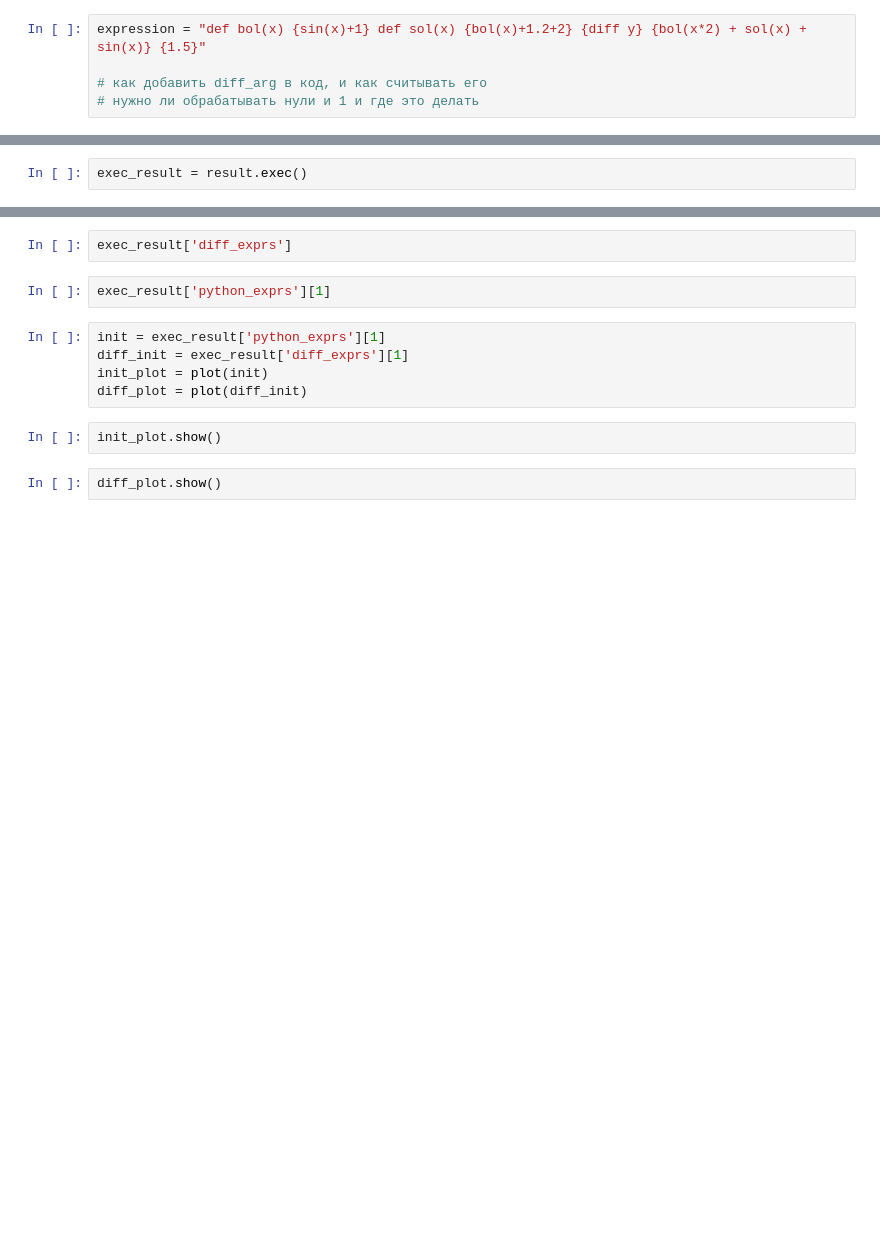
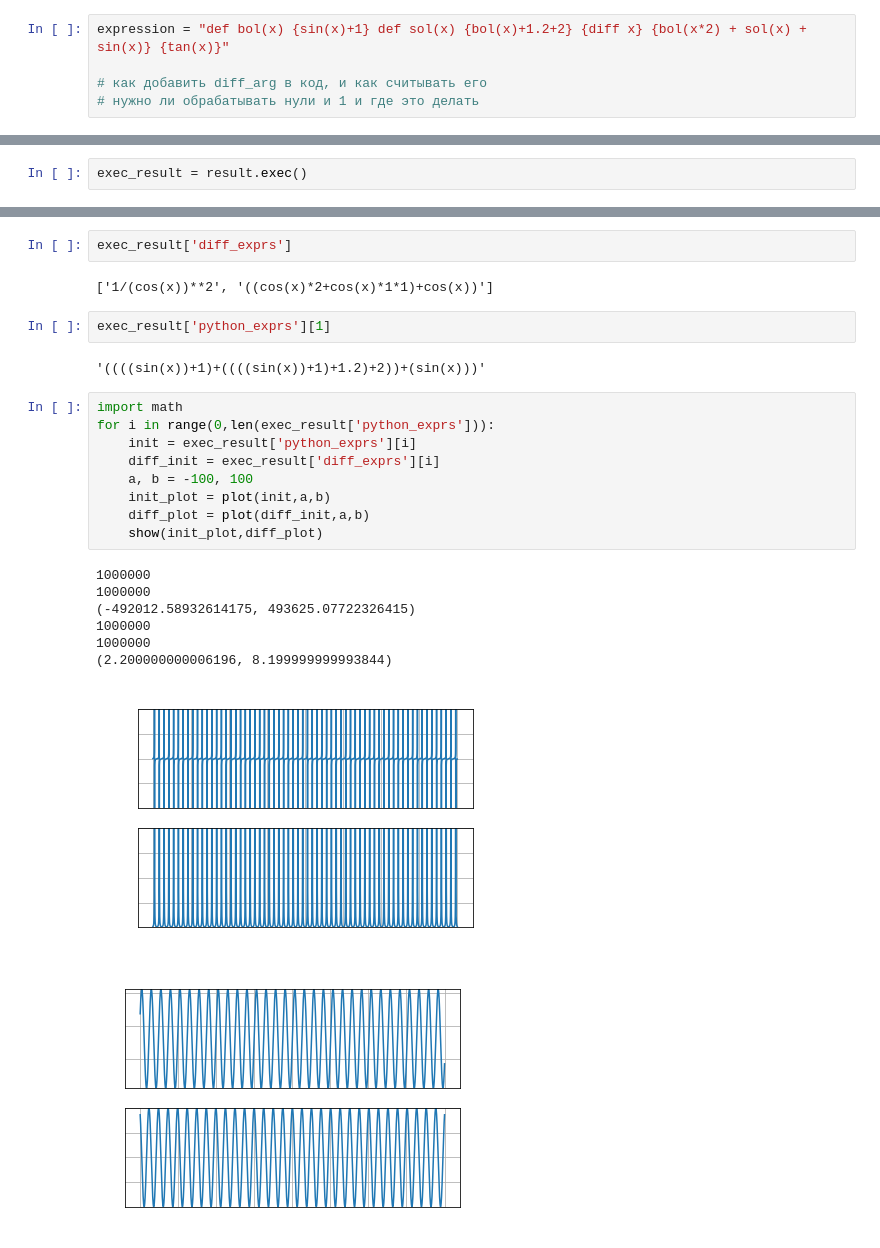
Before and after one commit to holomus/math_expression_differentiator, a Jupyter notebook: grammar.ipynb, the cells around one changed output, grey strips where cells are left out. Saved outputs shown, nothing was run; the diff lists cells and outputs as text; blank space fills up the shorter version.

```diff
--- a/grammar.ipynb
+++ b/grammar.ipynb
@@ -8,5 +11,5 @@ ImportError: cannot import name 'plot' from 'math_expression_differentiator.diff
 # %%
-expression = "def bol(x) {sin(x)+1} def sol(x) {bol(x)+1.2+2} {diff y} {bol(x*2) + sol(x) + sin(x)} {1.5}"
+expression = "def bol(x) {sin(x)+1} def sol(x) {bol(x)+1.2+2} {diff x} {bol(x*2) + sol(x) + sin(x)} {tan(x)}"
 
 # как добавить diff_arg в код, и как считывать его
 # нужно ли обрабатывать нули и 1 и где это делать
@@ -30,13 +60,26 @@ exec_result['python_exprs']
 # %%
 exec_result['diff_exprs']
+# %% [output]
+['1/(cos(x))**2', '((cos(x)*2+cos(x)*1*1)+cos(x))']
 # %%
 exec_result['python_exprs'][1]
+# %% [output]
+'((((sin(x))+1)+((((sin(x))+1)+1.2)+2))+(sin(x)))'
-# %%
-init = exec_result['python_exprs'][1]
-diff_init = exec_result['diff_exprs'][1]
-init_plot = plot(init)
-diff_plot = plot(diff_init)
-# %%
-init_plot.show()
-# %%
-diff_plot.show()
+# %%
+import math
+for i in range(0,len(exec_result['python_exprs'])):
+    init = exec_result['python_exprs'][i]
+    diff_init = exec_result['diff_exprs'][i]
+    a, b = -100, 100
+    init_plot = plot(init,a,b)
+    diff_plot = plot(diff_init,a,b)
+    show(init_plot,diff_plot)
+# %% [output]
+1000000
+1000000
+(-492012.58932614175, 493625.07722326415)
+1000000
+1000000
+(2.200000000006196, 8.199999999993844)
+[figure, added]
+[figure, added]
```
Also changed, not shown: parts of 7 cells of this notebook, 1 other file.
